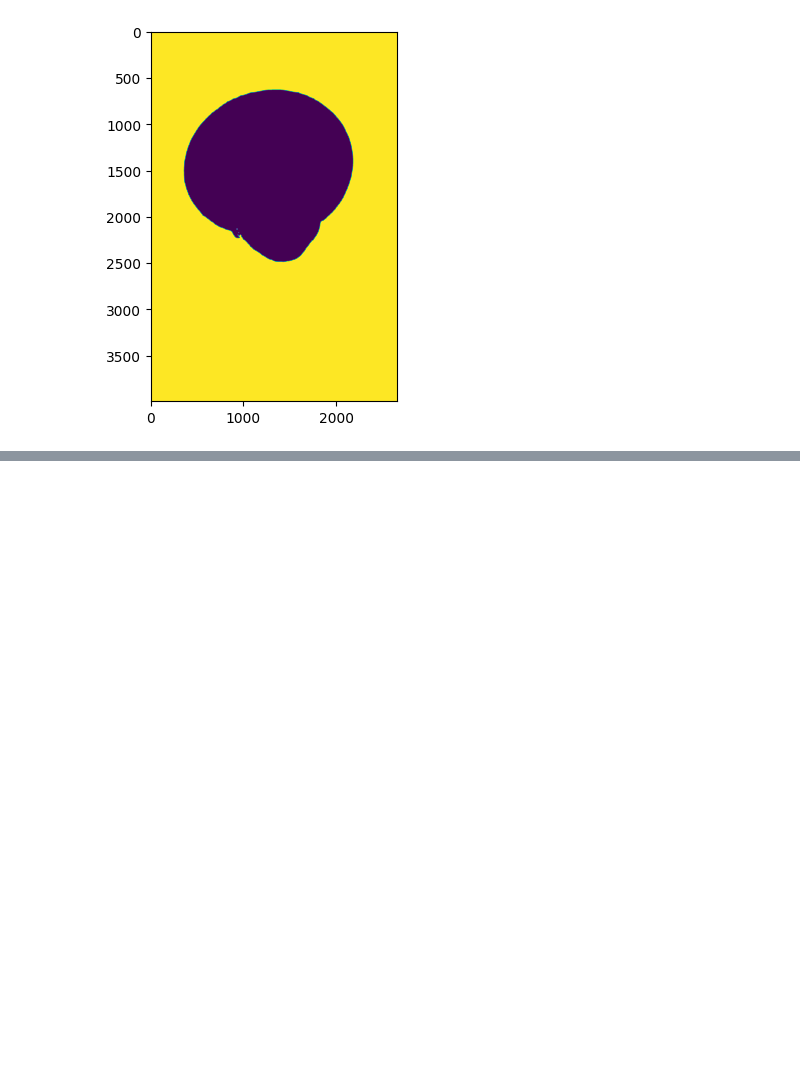
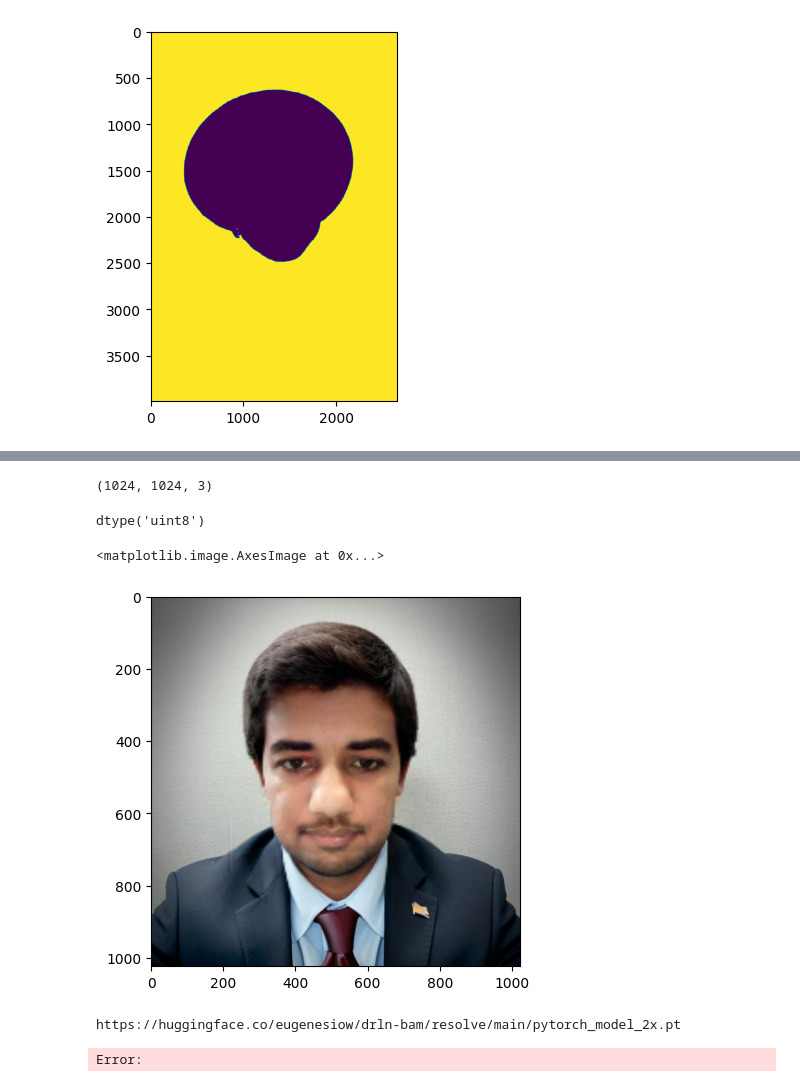
Before and after one commit to karanjakhar/Professional-Headshot-with-single-image, a Jupyter notebook: backend/face_seg_exp.ipynb, the cells around one changed output, grey strips where cells are left out. Saved outputs shown, nothing was run; the diff lists cells and outputs as text; code cells hidden in the pictures; blank space fills up the shorter version.

Commit message:
face and image enhancement experiments

```diff
--- a/backend/face_seg_exp.ipynb
+++ b/backend/face_seg_exp.ipynb
@@ -75,0 +145,9 @@ mask_image = mask_image.astype(np.uint8)
+# %%
+pred = preds.data.cpu().numpy()
+
+#pred = pred[scale:-scale, scale:-scale, :]
+#pred = cv2.cvtColor(pred, cv2.COLOR_BGR2RGB)
+# %%
+pred[0] = np.clip(pred[0], 0, 255)
+# %%
+pred = pred[0].transpose((1, 2, 0)) * 255
@@ -75,0 +174,10 @@ mask_image = mask_image.astype(np.uint8)
+# %%
+pred = pred.astype(np.uint8)
+# %%
+pred.shape
+# %% [output]
+(1024, 1024, 3)
+# %%
+pred.dtype
+# %% [output]
+dtype('uint8')
@@ -75,0 +186,5 @@ mask_image = mask_image.astype(np.uint8)
+# %%
+plt.imshow(pred)
+# %% [output]
+<matplotlib.image.AxesImage at 0x...>
+[figure, added]
@@ -75,0 +195,17 @@ mask_image = mask_image.astype(np.uint8)
+# %%
+from super_image import DrlnModel, ImageLoader
+from PIL import Image
+import requests
+
+url = '/home/karan/kj_workspace/kj_ai/Professional-Headshot-with-single-image/backend/IP_akhil_result2.jpg'
+image = Image.open(url)
+
+model = DrlnModel.from_pretrained('eugenesiow/drln-bam', scale=2)      # scale 2, 3 and 4 models available
+inputs = ImageLoader.load_image(image)
+preds = model(inputs)
+
+ImageLoader.save_image(preds, './scaled_2x.png')                        # save the output 2x scaled image to `./scaled_2x.png`
+ImageLoader.save_compare(inputs, preds, './scaled_2x_compare.png')      # save an output comparing the super-image with a bicubic scaling
+# %% [output]
+https://huggingface.co/eugenesiow/drln-bam/resolve/main/pytorch_model_2x.pt
+Error:
```
Also changed, not shown: parts of 11 cells of this notebook.
